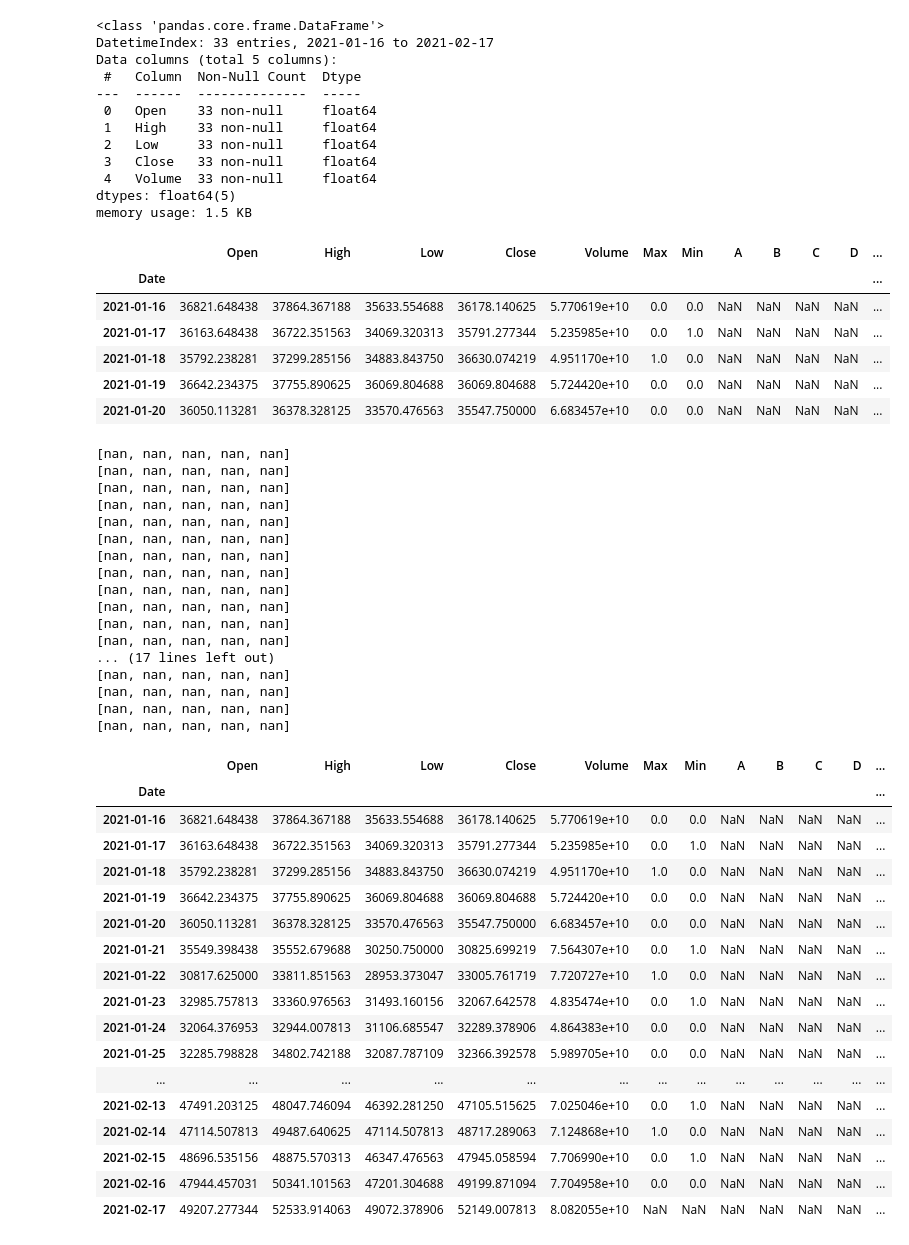
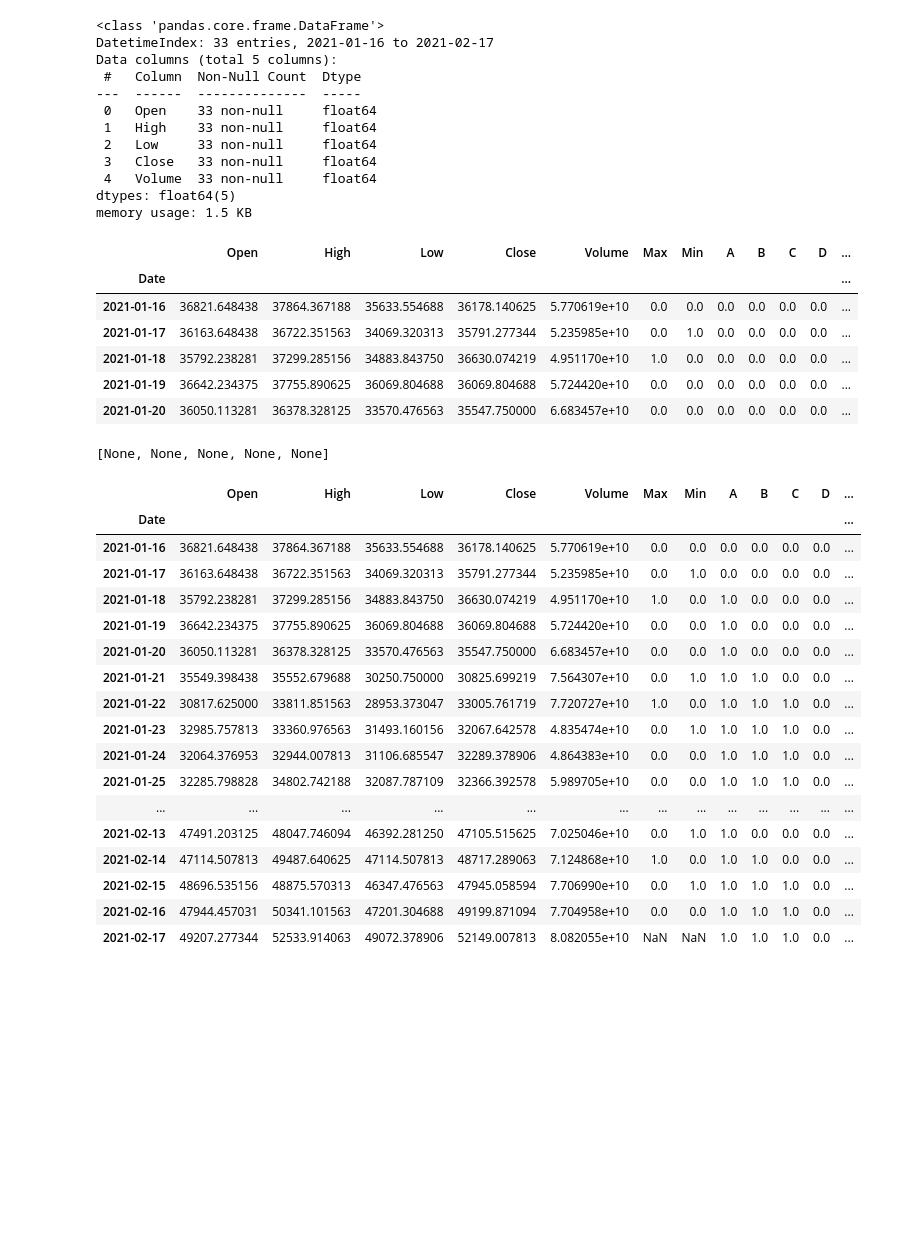
Before and after one commit to bitcoin-candlestick-ML/bitcoin-candlestick-ML-exploration, a Jupyter notebook: db_strat_idea.ipynb, the cells around one changed output. Cells and saved outputs as stored; diff of their text form; code cells hidden in the pictures; blank space fills up the shorter version.

```diff
--- a/db_strat_idea.ipynb
+++ b/db_strat_idea.ipynb
@@ -183,7 +183,6 @@ def create_dataframe(df):
         'h' : None,
         'l' : None
     }
-#     double_bottom = {'point_a': None, 'point_b': None, 'point_c': None, 'point_d': None, 'point_e': None}
 
     # Init lists for max and min events
     max_ = []
@@ -212,16 +211,13 @@ def create_dataframe(df):
         else:
             min_.append(1)
 
-    # Prints group of three candles used to create events
-    #     print(f"Third candle: {prev_candle} \nSecond candle: {curr_candle} \nFirst candle: {cert_candle} \n")
-
     # Adding min/max events to original dataframe then creating a copy with columns for double bottom events
     max_min_df = pd.DataFrame({'Max': max_, 'Min': min_})
     max_min_df = max_min_df[['Max', 'Min']].shift(-1)
     max_min_df['Date'] = df.index
     max_min_df.set_index('Date', inplace=True)
     df_features = pd.concat([df, max_min_df], axis=1)
-    df_features[['A', 'B', 'C', 'D', 'E', 'F', 'DB']] = np.nan
+    df_features[['A', 'B', 'C', 'D', 'E', 'F', 'DB']] = 0.0
 
     return df_features
 # %%
@@ -230,11 +226,11 @@ new_df = create_dataframe(intra)
 # %% [output]
 |  | Open | High | Low | Close | Volume | Max | Min | A | B | C | D | ... |
 | Date |  |  |  |  |  |  |  |  |  |  |  | ... |
-| 2021-01-16 | 36821.648438 | 37864.367188 | 35633.554688 | 36178.140625 | 5.770619e+10 | 0.0 | 0.0 | NaN | NaN | NaN | NaN | ... |
-| 2021-01-17 | 36163.648438 | 36722.351563 | 34069.320313 | 35791.277344 | 5.235985e+10 | 0.0 | 1.0 | NaN | NaN | NaN | NaN | ... |
-| 2021-01-18 | 35792.238281 | 37299.285156 | 34883.843750 | 36630.074219 | 4.951170e+10 | 1.0 | 0.0 | NaN | NaN | NaN | NaN | ... |
-| 2021-01-19 | 36642.234375 | 37755.890625 | 36069.804688 | 36069.804688 | 5.724420e+10 | 0.0 | 0.0 | NaN | NaN | NaN | NaN | ... |
-| 2021-01-20 | 36050.113281 | 36378.328125 | 33570.476563 | 35547.750000 | 6.683457e+10 | 0.0 | 0.0 | NaN | NaN | NaN | NaN | ... |
+| 2021-01-16 | 36821.648438 | 37864.367188 | 35633.554688 | 36178.140625 | 5.770619e+10 | 0.0 | 0.0 | 0.0 | 0.0 | 0.0 | 0.0 | ... |
+| 2021-01-17 | 36163.648438 | 36722.351563 | 34069.320313 | 35791.277344 | 5.235985e+10 | 0.0 | 1.0 | 0.0 | 0.0 | 0.0 | 0.0 | ... |
+| 2021-01-18 | 35792.238281 | 37299.285156 | 34883.843750 | 36630.074219 | 4.951170e+10 | 1.0 | 0.0 | 0.0 | 0.0 | 0.0 | 0.0 | ... |
+| 2021-01-19 | 36642.234375 | 37755.890625 | 36069.804688 | 36069.804688 | 5.724420e+10 | 0.0 | 0.0 | 0.0 | 0.0 | 0.0 | 0.0 | ... |
+| 2021-01-20 | 36050.113281 | 36378.328125 | 33570.476563 | 35547.750000 | 6.683457e+10 | 0.0 | 0.0 | 0.0 | 0.0 | 0.0 | 0.0 | ... |
 # %%
 # event_list_shannon = []
 # def create_list_of_event_points_to_add_to_event_dictionar(date_range_dataframe):
@@ -313,42 +364,27 @@ def get_events(new_df):
     return new_df
 # %%
-get_events(new_df)
+new_df = get_events(new_df)
+new_df
 # %% [output]
-[nan, nan, nan, nan, nan]
-[nan, nan, nan, nan, nan]
-[nan, nan, nan, nan, nan]
-[nan, nan, nan, nan, nan]
-[nan, nan, nan, nan, nan]
-[nan, nan, nan, nan, nan]
-[nan, nan, nan, nan, nan]
-[nan, nan, nan, nan, nan]
-[nan, nan, nan, nan, nan]
-[nan, nan, nan, nan, nan]
-[nan, nan, nan, nan, nan]
-[nan, nan, nan, nan, nan]
-... (17 lines left out)
-[nan, nan, nan, nan, nan]
-[nan, nan, nan, nan, nan]
-[nan, nan, nan, nan, nan]
-[nan, nan, nan, nan, nan]
+[None, None, None, None, None]
 |  | Open | High | Low | Close | Volume | Max | Min | A | B | C | D | ... |
 | Date |  |  |  |  |  |  |  |  |  |  |  | ... |
-| 2021-01-16 | 36821.648438 | 37864.367188 | 35633.554688 | 36178.140625 | 5.770619e+10 | 0.0 | 0.0 | NaN | NaN | NaN | NaN | ... |
-| 2021-01-17 | 36163.648438 | 36722.351563 | 34069.320313 | 35791.277344 | 5.235985e+10 | 0.0 | 1.0 | NaN | NaN | NaN | NaN | ... |
-| 2021-01-18 | 35792.238281 | 37299.285156 | 34883.843750 | 36630.074219 | 4.951170e+10 | 1.0 | 0.0 | NaN | NaN | NaN | NaN | ... |
-| 2021-01-19 | 36642.234375 | 37755.890625 | 36069.804688 | 36069.804688 | 5.724420e+10 | 0.0 | 0.0 | NaN | NaN | NaN | NaN | ... |
-| 2021-01-20 | 36050.113281 | 36378.328125 | 33570.476563 | 35547.750000 | 6.683457e+10 | 0.0 | 0.0 | NaN | NaN | NaN | NaN | ... |
-| 2021-01-21 | 35549.398438 | 35552.679688 | 30250.750000 | 30825.699219 | 7.564307e+10 | 0.0 | 1.0 | NaN | NaN | NaN | NaN | ... |
-| 2021-01-22 | 30817.625000 | 33811.851563 | 28953.373047 | 33005.761719 | 7.720727e+10 | 1.0 | 0.0 | NaN | NaN | NaN | NaN | ... |
-| 2021-01-23 | 32985.757813 | 33360.976563 | 31493.160156 | 32067.642578 | 4.835474e+10 | 0.0 | 1.0 | NaN | NaN | NaN | NaN | ... |
-| 2021-01-24 | 32064.376953 | 32944.007813 | 31106.685547 | 32289.378906 | 4.864383e+10 | 0.0 | 0.0 | NaN | NaN | NaN | NaN | ... |
-| 2021-01-25 | 32285.798828 | 34802.742188 | 32087.787109 | 32366.392578 | 5.989705e+10 | 0.0 | 0.0 | NaN | NaN | NaN | NaN | ... |
+| 2021-01-16 | 36821.648438 | 37864.367188 | 35633.554688 | 36178.140625 | 5.770619e+10 | 0.0 | 0.0 | 0.0 | 0.0 | 0.0 | 0.0 | ... |
+| 2021-01-17 | 36163.648438 | 36722.351563 | 34069.320313 | 35791.277344 | 5.235985e+10 | 0.0 | 1.0 | 0.0 | 0.0 | 0.0 | 0.0 | ... |
+| 2021-01-18 | 35792.238281 | 37299.285156 | 34883.843750 | 36630.074219 | 4.951170e+10 | 1.0 | 0.0 | 1.0 | 0.0 | 0.0 | 0.0 | ... |
+| 2021-01-19 | 36642.234375 | 37755.890625 | 36069.804688 | 36069.804688 | 5.724420e+10 | 0.0 | 0.0 | 1.0 | 0.0 | 0.0 | 0.0 | ... |
+| 2021-01-20 | 36050.113281 | 36378.328125 | 33570.476563 | 35547.750000 | 6.683457e+10 | 0.0 | 0.0 | 1.0 | 0.0 | 0.0 | 0.0 | ... |
+| 2021-01-21 | 35549.398438 | 35552.679688 | 30250.750000 | 30825.699219 | 7.564307e+10 | 0.0 | 1.0 | 1.0 | 1.0 | 0.0 | 0.0 | ... |
+| 2021-01-22 | 30817.625000 | 33811.851563 | 28953.373047 | 33005.761719 | 7.720727e+10 | 1.0 | 0.0 | 1.0 | 1.0 | 1.0 | 0.0 | ... |
+| 2021-01-23 | 32985.757813 | 33360.976563 | 31493.160156 | 32067.642578 | 4.835474e+10 | 0.0 | 1.0 | 1.0 | 1.0 | 1.0 | 0.0 | ... |
+| 2021-01-24 | 32064.376953 | 32944.007813 | 31106.685547 | 32289.378906 | 4.864383e+10 | 0.0 | 0.0 | 1.0 | 1.0 | 1.0 | 0.0 | ... |
+| 2021-01-25 | 32285.798828 | 34802.742188 | 32087.787109 | 32366.392578 | 5.989705e+10 | 0.0 | 0.0 | 1.0 | 1.0 | 1.0 | 0.0 | ... |
 | ... | ... | ... | ... | ... | ... | ... | ... | ... | ... | ... | ... | ... |
-| 2021-02-13 | 47491.203125 | 48047.746094 | 46392.281250 | 47105.515625 | 7.025046e+10 | 0.0 | 1.0 | NaN | NaN | NaN | NaN | ... |
-| 2021-02-14 | 47114.507813 | 49487.640625 | 47114.507813 | 48717.289063 | 7.124868e+10 | 1.0 | 0.0 | NaN | NaN | NaN | NaN | ... |
-| 2021-02-15 | 48696.535156 | 48875.570313 | 46347.476563 | 47945.058594 | 7.706990e+10 | 0.0 | 1.0 | NaN | NaN | NaN | NaN | ... |
-| 2021-02-16 | 47944.457031 | 50341.101563 | 47201.304688 | 49199.871094 | 7.704958e+10 | 0.0 | 0.0 | NaN | NaN | NaN | NaN | ... |
-| 2021-02-17 | 49207.277344 | 52533.914063 | 49072.378906 | 52149.007813 | 8.082055e+10 | NaN | NaN | NaN | NaN | NaN | NaN | ... |
+| 2021-02-13 | 47491.203125 | 48047.746094 | 46392.281250 | 47105.515625 | 7.025046e+10 | 0.0 | 1.0 | 1.0 | 0.0 | 0.0 | 0.0 | ... |
+| 2021-02-14 | 47114.507813 | 49487.640625 | 47114.507813 | 48717.289063 | 7.124868e+10 | 1.0 | 0.0 | 1.0 | 1.0 | 0.0 | 0.0 | ... |
+| 2021-02-15 | 48696.535156 | 48875.570313 | 46347.476563 | 47945.058594 | 7.706990e+10 | 0.0 | 1.0 | 1.0 | 1.0 | 1.0 | 0.0 | ... |
+| 2021-02-16 | 47944.457031 | 50341.101563 | 47201.304688 | 49199.871094 | 7.704958e+10 | 0.0 | 0.0 | 1.0 | 1.0 | 1.0 | 0.0 | ... |
+| 2021-02-17 | 49207.277344 | 52533.914063 | 49072.378906 | 52149.007813 | 8.082055e+10 | NaN | NaN | 1.0 | 1.0 | 1.0 | 0.0 | ... |
 # %%
 # potentially put in previous high as another variable
 
```
Also changed, not shown: parts of 3 cells of this notebook.
